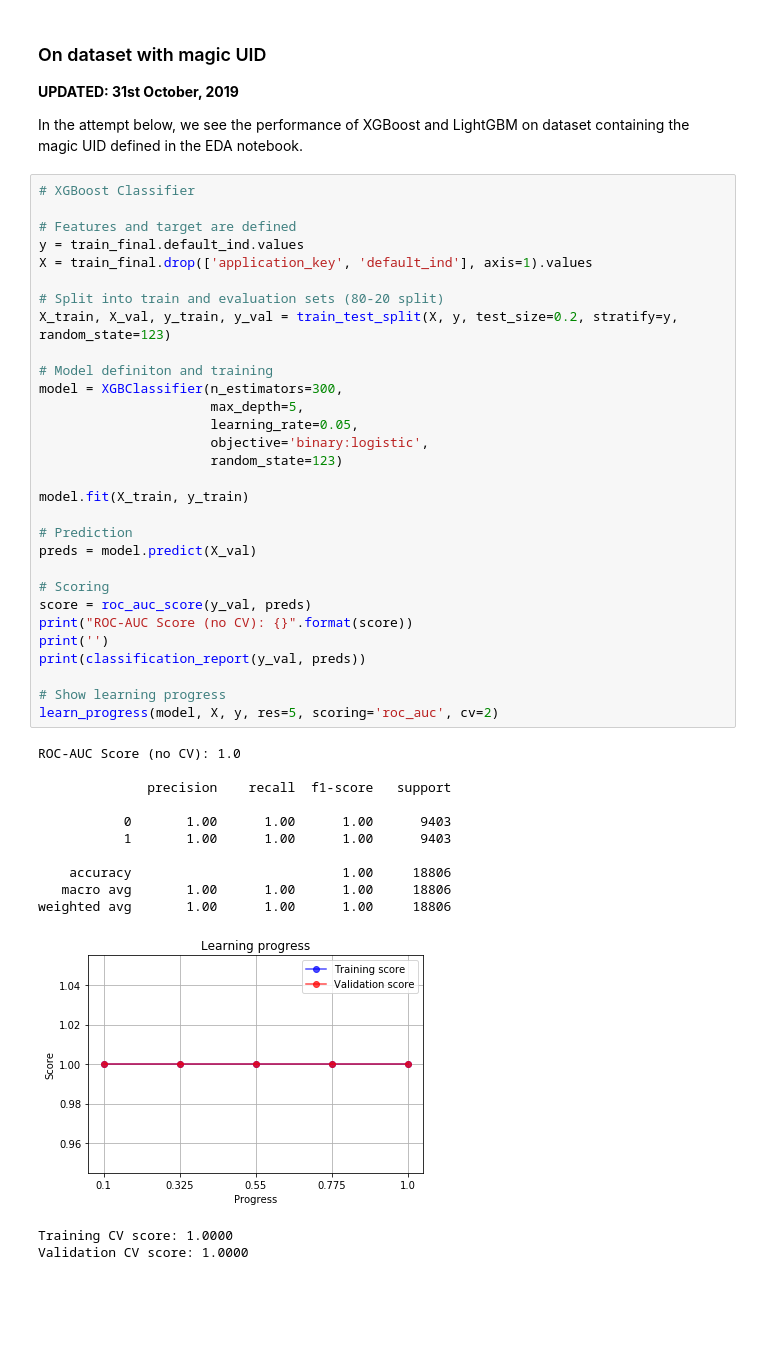
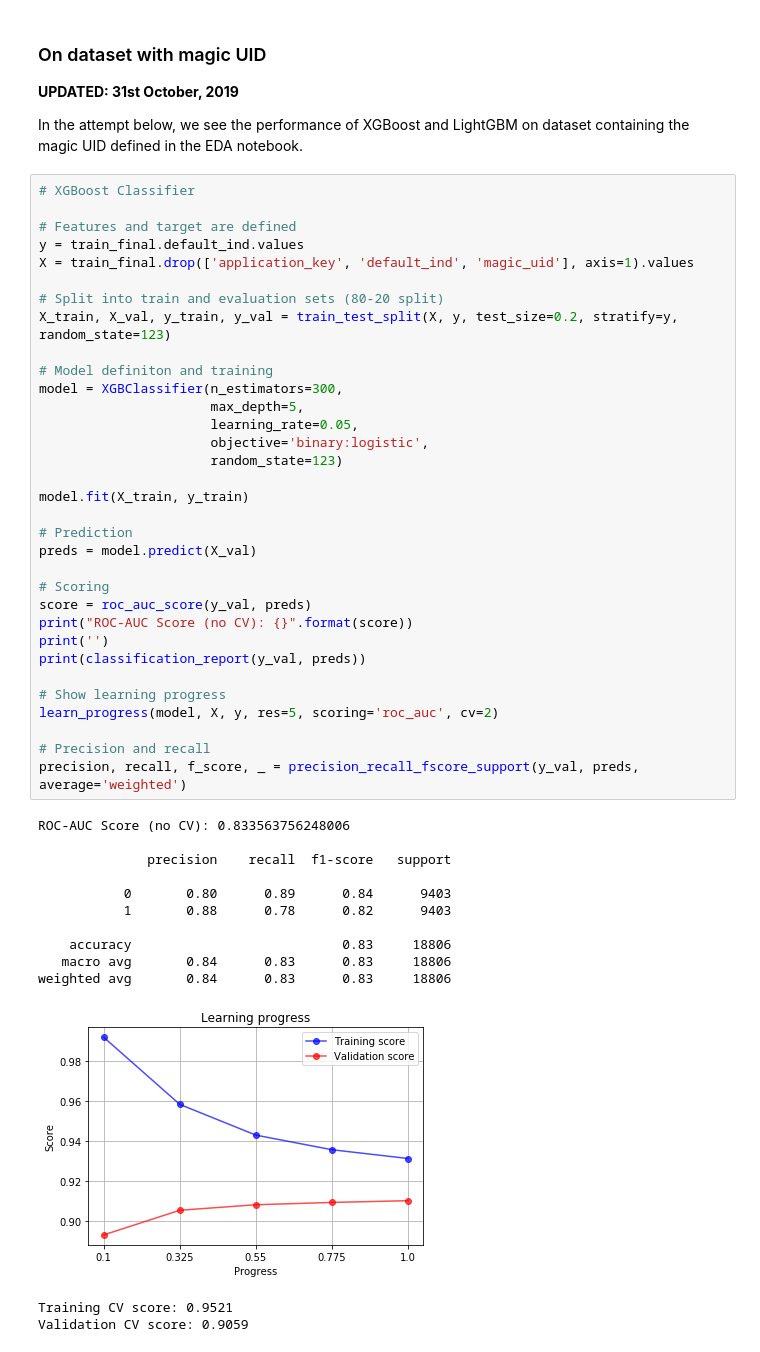
Before and after one commit to AbhishekSureddy/MS4610-Project-2020, a Jupyter notebook: code/ModelSelection.ipynb, the cells around one changed output. Cells and saved outputs as stored; diff of their text form; blank space fills up the shorter version.

```diff
--- a/code/ModelSelection.ipynb
+++ b/code/ModelSelection.ipynb
@@ -587,43 +1341,46 @@ In the attempt below, we see the performance of XGBoost and LightGBM on dataset
 
 # Features and target are defined
 y = train_final.default_ind.values
-X = train_final.drop(['application_key', 'default_ind'], axis=1).values
+X = train_final.drop(['application_key', 'default_ind', 'magic_uid'], axis=1).values
 
 # Split into train and evaluation sets (80-20 split)
 X_train, X_val, y_train, y_val = train_test_split(X, y, test_size=0.2, stratify=y, random_state=123)
 
 # Model definiton and training
 model = XGBClassifier(n_estimators=300,
                       max_depth=5,
                       learning_rate=0.05,
                       objective='binary:logistic',
                       random_state=123)
 
 model.fit(X_train, y_train)
 
 # Prediction
 preds = model.predict(X_val)
 
 # Scoring
 score = roc_auc_score(y_val, preds)
 print("ROC-AUC Score (no CV): {}".format(score))
 print('')
 print(classification_report(y_val, preds))
 
 # Show learning progress
 learn_progress(model, X, y, res=5, scoring='roc_auc', cv=2)
+
+# Precision and recall
+precision, recall, f_score, _ = precision_recall_fscore_support(y_val, preds, average='weighted')
 # %% [output]
-ROC-AUC Score (no CV): 1.0
+ROC-AUC Score (no CV): 0.833563756248006
 
               precision    recall  f1-score   support
 
-           0       1.00      1.00      1.00      9403
-           1       1.00      1.00      1.00      9403
+           0       0.80      0.89      0.84      9403
+           1       0.88      0.78      0.82      9403
 
-    accuracy                           1.00     18806
-   macro avg       1.00      1.00      1.00     18806
-weighted avg       1.00      1.00      1.00     18806
+    accuracy                           0.83     18806
+   macro avg       0.84      0.83      0.83     18806
+weighted avg       0.84      0.83      0.83     18806
-[figure, old version]
+[figure, new version]
-Training CV score: 1.0000
-Validation CV score: 1.0000
+Training CV score: 0.9521
+Validation CV score: 0.9059
 # %%
```
Also changed, not shown: parts of 53 cells of this notebook, 9 other files.
